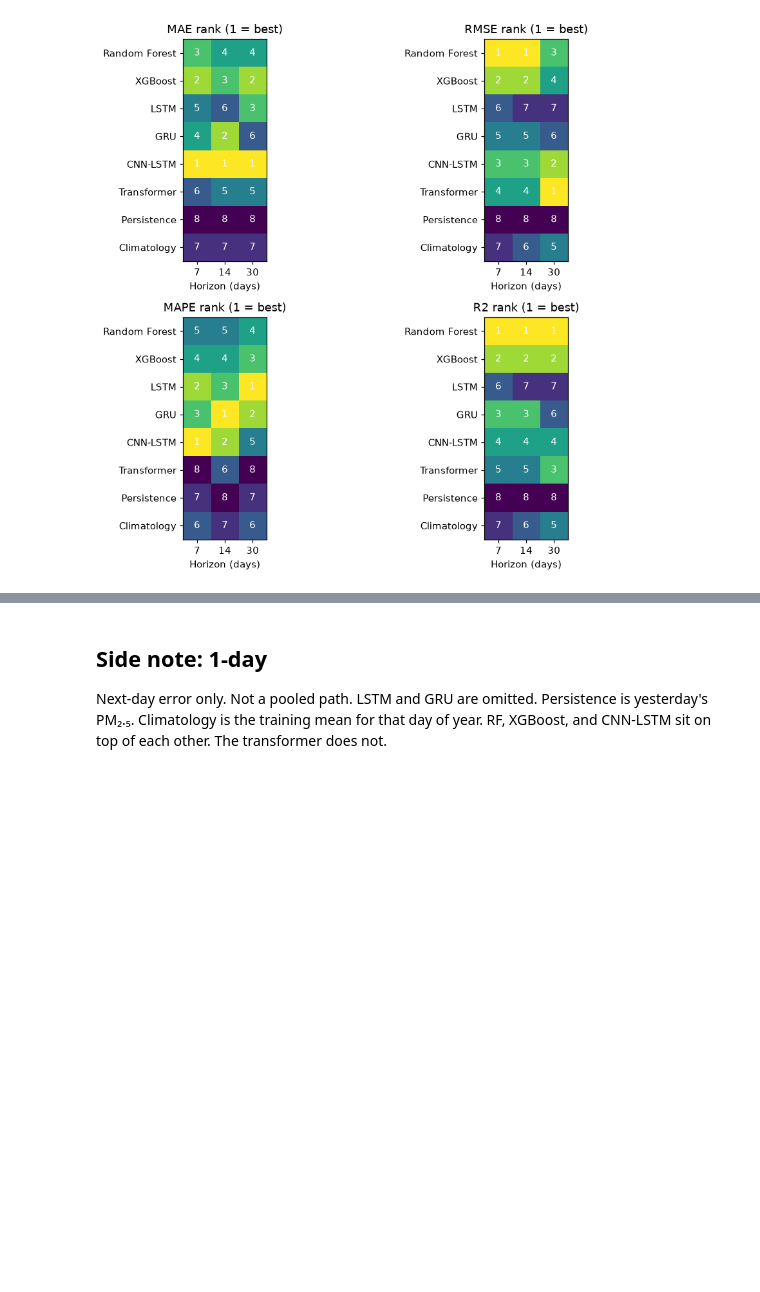
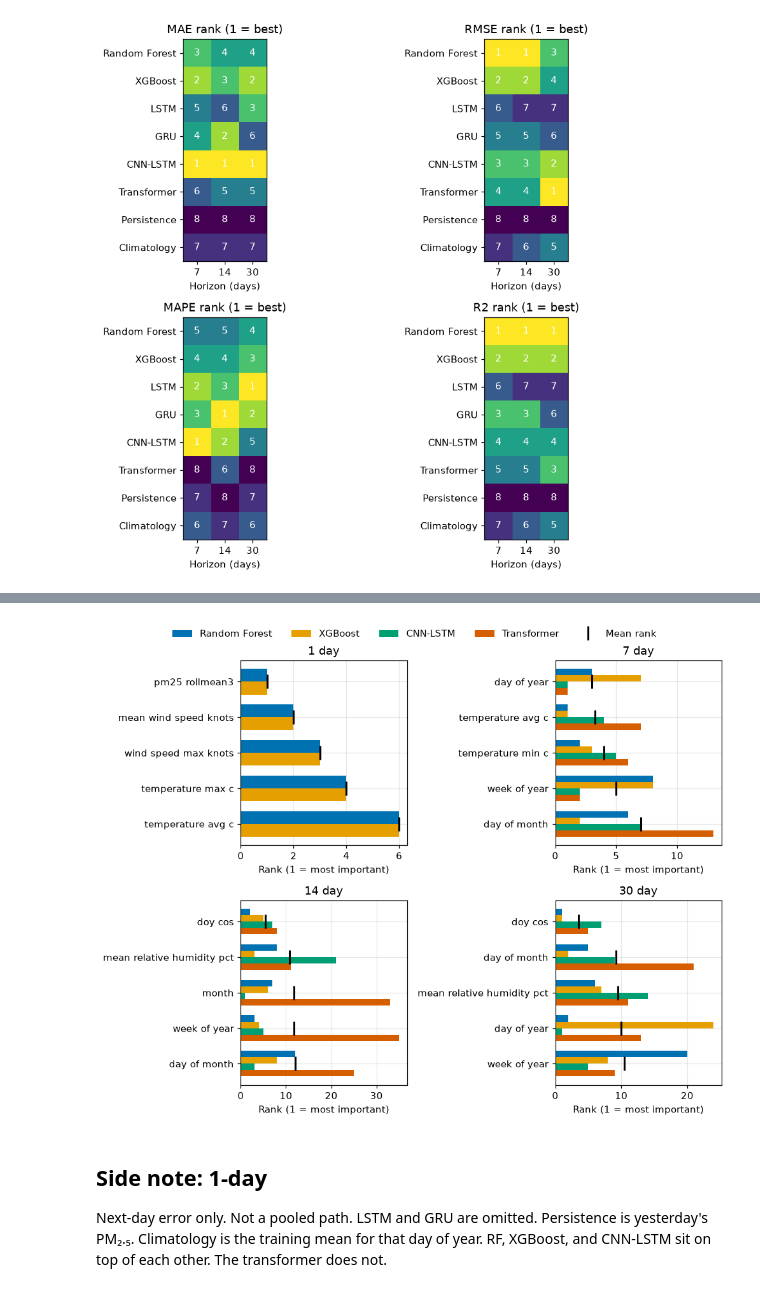
Before and after one commit to Masters-Paper-Forecasting/code, a Jupyter notebook: model_training/pooled_path_comparison_plots.ipynb, the cells around one changed output, grey strips where cells are left out. Cells and saved outputs as stored; diff of their text form; code cells hidden in the pictures; blank space fills up the shorter version.

```diff
--- a/model_training/pooled_path_comparison_plots.ipynb
+++ b/model_training/pooled_path_comparison_plots.ipynb
@@ -284,0 +296,18 @@ plt.show()
+# %%
+imp_ranks = pd.read_csv(HERE / "pooled_path_feature_importance_ranks.csv", comment="#")
+IMP_HORIZONS = [1, 7, 14, 30]
+IMP_MODELS = ["Random Forest", "XGBoost", "CNN-LSTM", "Transformer"]
+RANK_COL = {
+    "Random Forest": "rf_rank",
+    "XGBoost": "xgb_rank",
+    "CNN-LSTM": "cnn_lstm_rank",
+    "Transformer": "transformer_rank",
+}
+
+for h in IMP_HORIZONS:
+    top = imp_ranks.loc[imp_ranks["horizon_days"] == h].nsmallest(5, "mean_rank")
+    if top.empty:
+        continue
+    print(f"{h}-day top 5 (mean rank)")
+    show = ["feature", "mean_rank", "n_models", *RANK_COL.values()]
+    display(top[show].round(2))
@@ -285,3 +343,62 @@ plt.show()
+# %%
+fig, axes = plt.subplots(2, 2, figsize=(9.2, 7.0), sharex=False)
+for ax, h in zip(axes.ravel(), IMP_HORIZONS):
+    sub = imp_ranks.loc[imp_ranks["horizon_days"] == h]
+    top = sub.nsmallest(5, "mean_rank")
+    models_here = [
+        m for m in IMP_MODELS
+        if RANK_COL[m] in top.columns and top[RANK_COL[m]].notna().any()
+    ]
+    if top.empty or not models_here:
+        ax.set_axis_off()
+        ax.set_title(f"{h} day (no ranks)")
+        continue
+    y = np.arange(len(top))
+    n = len(models_here)
+    height = 0.72 / n
+    for i, model in enumerate(models_here):
+        ax.barh(
+            y + (i - (n - 1) / 2) * height,
+            top[RANK_COL[model]].to_numpy(dtype=float),
+            height,
+            color=COLORS[model],
+            label=model,
+        )
+    ax.plot(
+        top["mean_rank"].to_numpy(dtype=float),
+        y,
+        linestyle="none",
+        marker="|",
+        markersize=14,
+        markeredgewidth=2,
+        color="black",
+        label="Mean rank",
+        zorder=3,
+    )
+    ax.set_yticks(y)
+    ax.set_yticklabels([name.replace("_", " ") for name in top["feature"]])
+    ax.invert_yaxis()
+    ax.set_title(f"{h} day")
+    ax.set_xlabel("Rank (1 = most important)")
+
+handles, labels = [], []
+seen = set()
+for ax in axes.ravel():
+    h, lab = ax.get_legend_handles_labels()
+    for hi, li in zip(h, lab):
+        if li not in seen:
+            seen.add(li)
+            handles.append(hi)
+            labels.append(li)
+order = [*IMP_MODELS, "Mean rank"]
+by_label = dict(zip(labels, handles))
+labels = [lab for lab in order if lab in by_label]
+handles = [by_label[lab] for lab in labels]
+fig.legend(handles, labels, loc="upper center", ncol=5, frameon=False, bbox_to_anchor=(0.5, 1.03))
+fig.tight_layout()
+plt.show()
+# %% [output]
+[figure, added]
 # %% [markdown]
 ## Side note: 1-day
 
```
Also changed, not shown: parts of 5 cells of this notebook, 13 other files.
